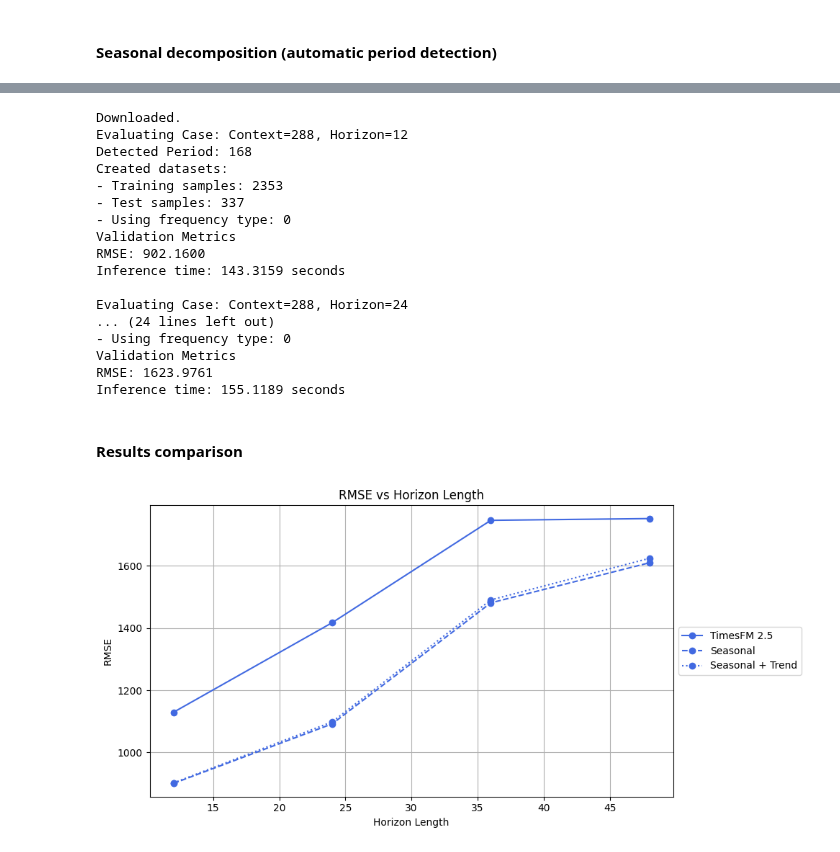
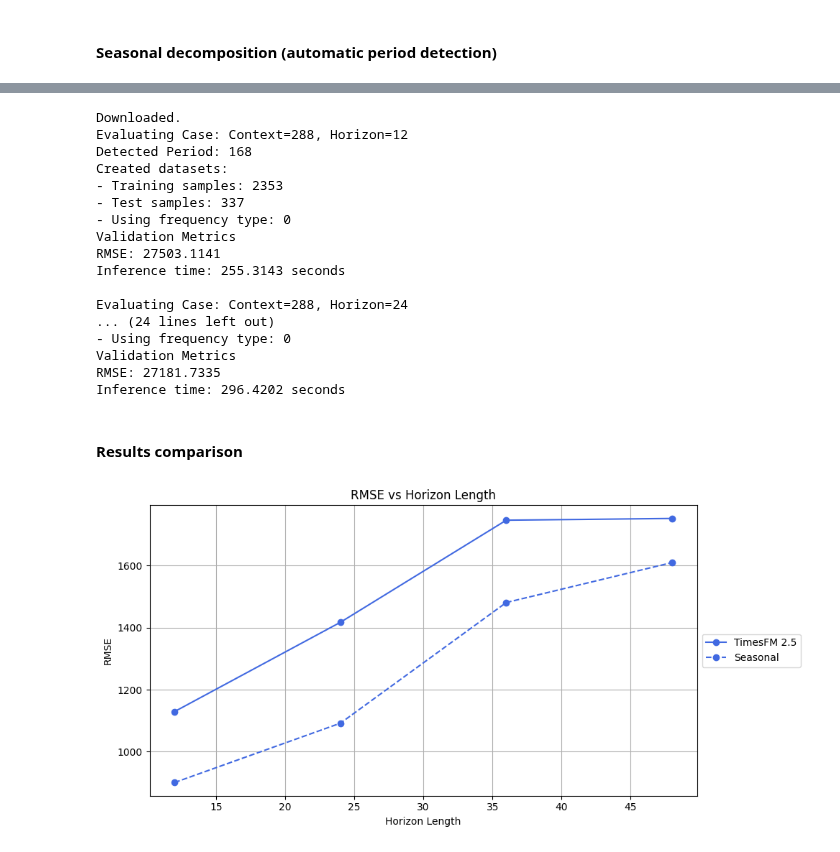
Before and after one commit to luciacasass/UAM_TFM, a Jupyter notebook: timesfm_25_folder/test_model.ipynb, the cells around one changed output, grey strips where cells are left out. Saved outputs shown, nothing was run; the diff lists cells and outputs as text; code cells hidden in the pictures.

```diff
--- a/timesfm_25_folder/test_model.ipynb
+++ b/timesfm_25_folder/test_model.ipynb
@@ -1034,3 +1050,9 @@ df = extract_experiment_data(data)
 plot_model_multi_horizon(df, model_name="TimesFM 2.5", horizons_to_plot=[1, 3, 7])
 # %% [output]
 [figure]
+# %%
+with open('results/seasonal_decomposition/demand_seasonal_timesfm2_5_results_2026-03-23.json', 'r') as f:
+    data = json.load(f)
+df = extract_experiment_data(data)
+
+plot_model_multi_horizon(df, model_name="TimesFM 2.5", horizons_to_plot=[1, 3, 7])
@@ -1072,14 +1096,14 @@ results = {
 for c in context_length:
     for h in horizon_length:
         print(f"Evaluating Case: Context={c}, Horizon={h}")
-        train_dataset, test_dataset, scaler, seasonal_comp, train_size = get_demand_data(file_path=file_path,
+        train_dataset, test_dataset, scaler, seasonal_comp, train_size, test_raw_series = get_demand_data(file_path=file_path,
                                                                                          context_len=c,
                                                                                          horizon_len=h,
                                                                                          max_horizon_len=max_h,
                                                                                          freq_type=freq_type
                                                                                          )
 
-        metrics = get_timesfm_metrics(model_tsfm, test_dataset, scaler)
+        metrics = get_timesfm_metrics(model_tsfm, test_dataset, scaler, test_raw_aligned=test_raw_series)
 
         results["experiments"].append({
             "context_length": c,
@@ -1151,7 +1175,7 @@ results = {
 for c in context_length:
     for h in horizon_length:
         print(f"Evaluating Case: Context={c}, Horizon={h}")
-        train_dataset, test_dataset, scaler, seasonal_comp, train_size = get_demand_data(file_path=file_path,
+        train_dataset, test_dataset, scaler, seasonal_comp, train_size, test_raw_series = get_demand_data(file_path=file_path,
                                                                                          context_len=c,
                                                                                          horizon_len=h,
                                                                                          max_horizon_len=max_h,
@@ -1160,7 +1184,7 @@ for c in context_length:
                                                                                          period="auto"
                                                                                          )
 
-        metrics = get_timesfm_metrics(model_tsfm, test_dataset, scaler)
+        metrics = get_timesfm_metrics(model_tsfm, test_dataset, scaler, test_raw_aligned=test_raw_series, seasonal_comp=seasonal_comp, train_size=train_size)
 
         results["experiments"].append({
             "context_length": c,
@@ -1230,7 +1254,7 @@ results = {
 for c in context_length:
     for h in horizon_length:
         print(f"Evaluating Case: Context={c}, Horizon={h}")
-        train_dataset, test_dataset, scaler, seasonal_comp, train_size = get_demand_data(file_path=file_path,
+        train_dataset, test_dataset, scaler, seasonal_comp, train_size, test_raw_series = get_demand_data(file_path=file_path,
                                                                                          context_len=c,
                                                                                          horizon_len=h,
                                                                                          max_horizon_len=max_h,
@@ -1239,7 +1263,7 @@ for c in context_length:
                                                                                          period="auto"
                                                                                          )
 
-        metrics = get_timesfm_metrics(model_tsfm, test_dataset, scaler)
+        metrics = get_timesfm_metrics(model_tsfm, test_dataset, scaler, test_raw_aligned=test_raw_series)
 
         results["experiments"].append({
             "context_length": c,
@@ -1264,54 +1288,54 @@ Created datasets:
 - Test samples: 337
 - Using frequency type: 0
 Validation Metrics
-RMSE: 902.1600
-Inference time: 143.3159 seconds
+RMSE: 27503.1141
+Inference time: 255.3143 seconds
 
 Evaluating Case: Context=288, Horizon=24
 ... (24 lines left out)
 - Using frequency type: 0
 Validation Metrics
-RMSE: 1623.9761
-Inference time: 155.1189 seconds
+RMSE: 27181.7335
+Inference time: 296.4202 seconds
 # %% [markdown]
 #### Results comparison
 # %%
 file_paths = [
-    "results/plain_prediction/hourlydemand_timesfm2_5_results_2026-03-20.json",
-    "results/seasonal_decomposition/hourlydemand_seasonal_timesfm2_5_results_2026-03-20.json",
-    "results/seasonal_decomposition/hourlydemand_both_timesfm2_5_results_2026-03-20.json"
+    "results/plain_prediction/hourlydemand_timesfm2_5_results_2026-03-22.json",
+    "results/seasonal_decomposition/hourlydemand_seasonal_timesfm2_5_results_2026-03-23.json",
+    "results/seasonal_decomposition/hourlydemand_both_timesfm2_5_results_2026-03-23.json"
 ]
 labels = [
     "TimesFM 2.5",
     "Seasonal",
     "Seasonal + Trend"
 ]
 
 linestyles = ['-', '--', ':']
 
 plt.figure(figsize=(10, 5))
-for path, label, linestyle in zip(file_paths, labels, linestyles):
+for path, label, linestyle in zip(file_paths[:2], labels[:2], linestyles[:2]):
     with open(path, 'r') as f:
         data = json.load(f)
 
     horizons = []
     rmses = []
 
     for exp in data["experiments"]:
         horizons.append(exp["horizon"])
         rmses.append(exp["metrics"]["TimesFM 2.5"]["RMSE"])
 
     # Sort by horizon
     horizons, rmses = zip(*sorted(zip(horizons, rmses)))
 
     plt.plot(horizons, rmses, linestyle=linestyle, marker='o', label=label, color="royalblue")
 
 plt.xlabel("Horizon Length")
 plt.ylabel("RMSE")
 plt.title("RMSE vs Horizon Length")
 plt.legend(loc='center left', bbox_to_anchor=(1, 0.5))
 plt.grid(True)
 plt.tight_layout()
 plt.show()
 # %% [output]
-[figure, old version]
+[figure, new version]
```
Also changed, not shown: parts of 23 cells of this notebook.
